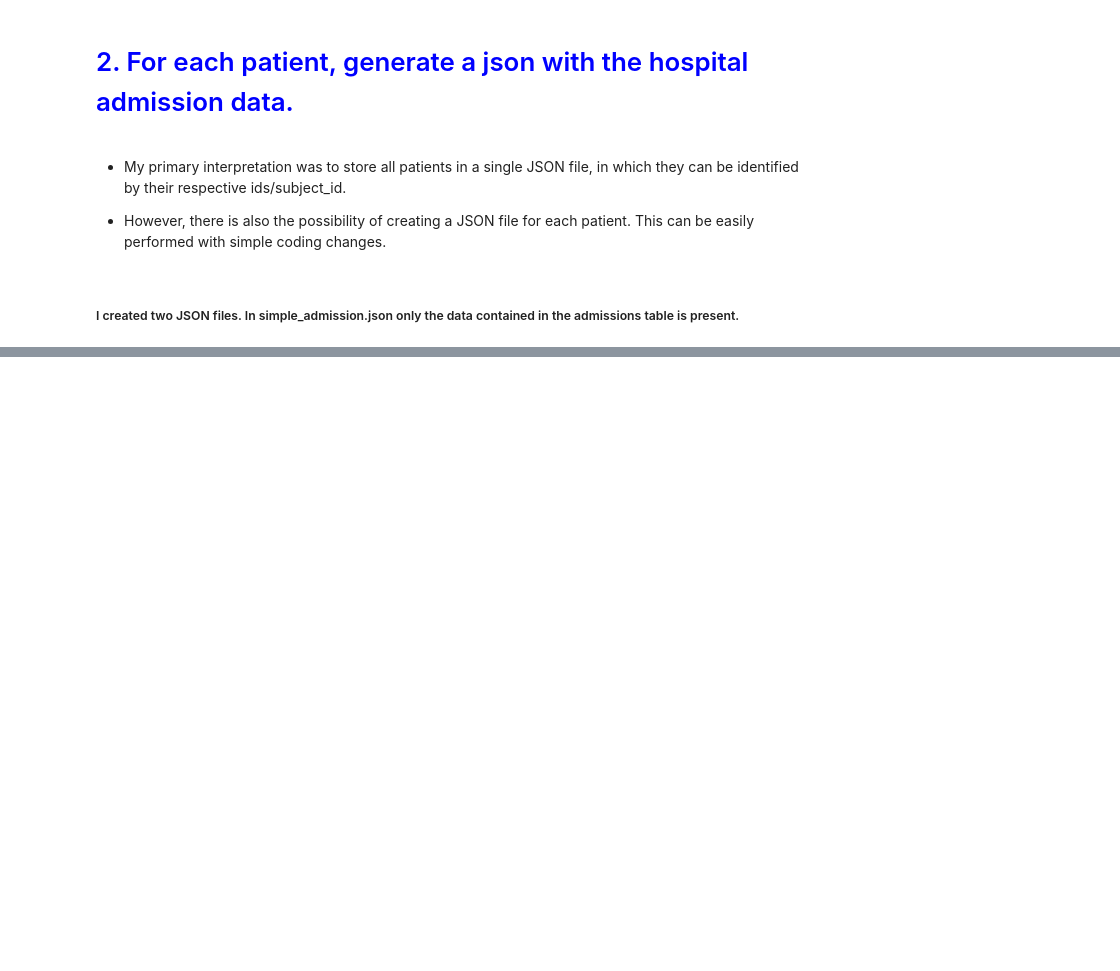
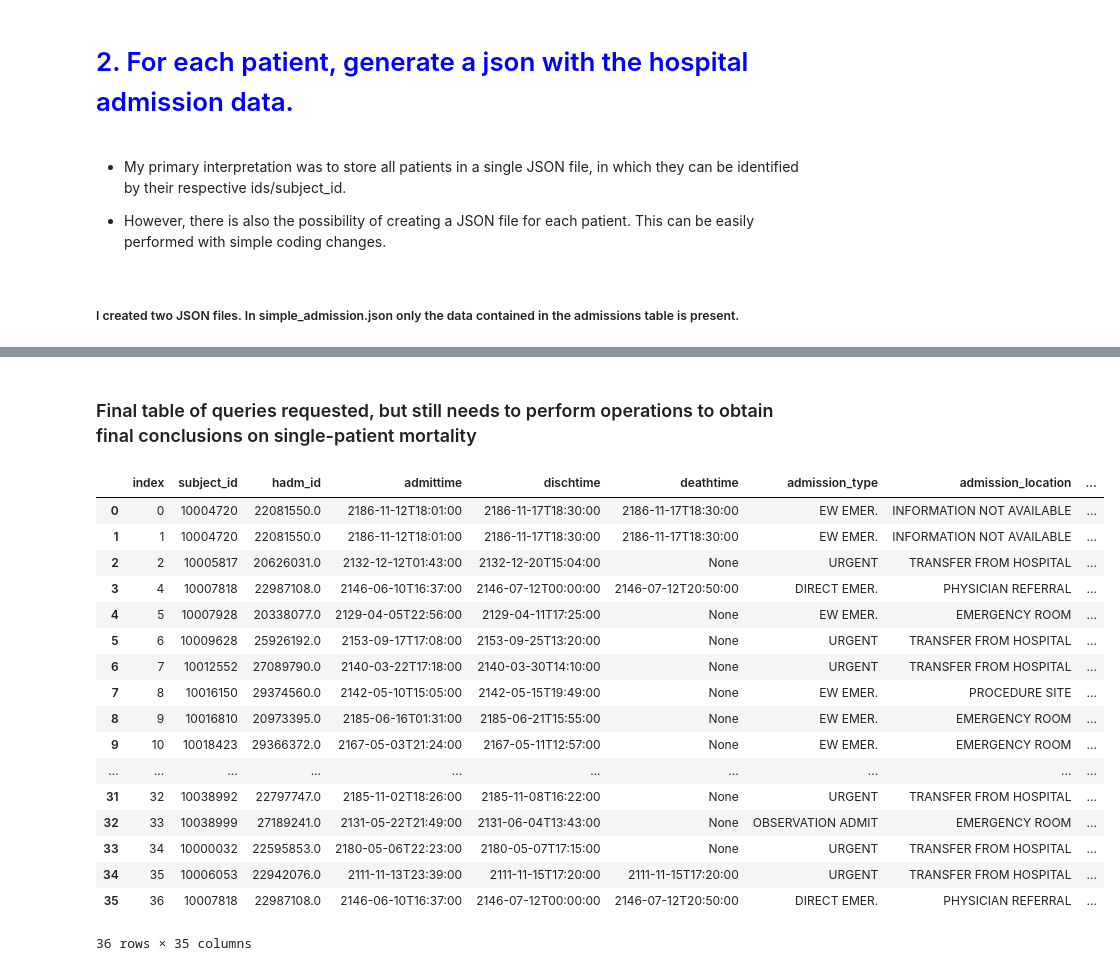
Before and after one commit to clementinojr/Data-Science, a Jupyter notebook: MIMICAnalysis/analysis_main.ipynb, the cells around one changed output, grey strips where cells are left out. Drawn from its saved outputs; the diff is of its cells as text; code cells hidden in the pictures; blank space fills up the shorter version.

```diff
--- a/MIMICAnalysis/analysis_main.ipynb
+++ b/MIMICAnalysis/analysis_main.ipynb
@@ -170,0 +269,13 @@ with open('full_admission.json', 'w') as fp:
+# %%
+query_time_event_lab="""
+SELECT Q1.*
+FROM
+(SELECT df_albumin_lab.*
+   , CAST((julianday(charttime) - julianday(admittime))*24 AS real) AS time_event_lab
+
+FROM df_albumin_lab) Q1
+
+WHERE Q1.time_event_lab <=24;
+
+"""
+df_time_event_lab =sqldf(query_time_event_lab, globals())
@@ -170,0 +309,27 @@ with open('full_admission.json', 'w') as fp:
+# %%
+df_clear_admission = df_time_event_lab.copy()
+# %%
+df_clear_admission.drop(df_clear_admission.loc[df_clear_admission['time_event_lab']<0].index, inplace=True)
+# %% [markdown]
+### Final table of queries requested, but still needs to perform operations to obtain final conclusions on single-patient mortality
+# %%
+df_clear_admission.reset_index()
+# %% [output]
+|  | index | subject_id | hadm_id | admittime | dischtime | deathtime | admission_type | admission_location | ... |
+| 0 | 0 | 10004720 | 22081550.0 | 2186-11-12T18:01:00 | 2186-11-17T18:30:00 | 2186-11-17T18:30:00 | EW EMER. | INFORMATION NOT AVAILABLE | ... |
+| 1 | 1 | 10004720 | 22081550.0 | 2186-11-12T18:01:00 | 2186-11-17T18:30:00 | 2186-11-17T18:30:00 | EW EMER. | INFORMATION NOT AVAILABLE | ... |
+| 2 | 2 | 10005817 | 20626031.0 | 2132-12-12T01:43:00 | 2132-12-20T15:04:00 | None | URGENT | TRANSFER FROM HOSPITAL | ... |
+| 3 | 4 | 10007818 | 22987108.0 | 2146-06-10T16:37:00 | 2146-07-12T00:00:00 | 2146-07-12T20:50:00 | DIRECT EMER. | PHYSICIAN REFERRAL | ... |
+| 4 | 5 | 10007928 | 20338077.0 | 2129-04-05T22:56:00 | 2129-04-11T17:25:00 | None | EW EMER. | EMERGENCY ROOM | ... |
+| 5 | 6 | 10009628 | 25926192.0 | 2153-09-17T17:08:00 | 2153-09-25T13:20:00 | None | URGENT | TRANSFER FROM HOSPITAL | ... |
+| 6 | 7 | 10012552 | 27089790.0 | 2140-03-22T17:18:00 | 2140-03-30T14:10:00 | None | URGENT | TRANSFER FROM HOSPITAL | ... |
+| 7 | 8 | 10016150 | 29374560.0 | 2142-05-10T15:05:00 | 2142-05-15T19:49:00 | None | EW EMER. | PROCEDURE SITE | ... |
+| 8 | 9 | 10016810 | 20973395.0 | 2185-06-16T01:31:00 | 2185-06-21T15:55:00 | None | EW EMER. | EMERGENCY ROOM | ... |
+| 9 | 10 | 10018423 | 29366372.0 | 2167-05-03T21:24:00 | 2167-05-11T12:57:00 | None | EW EMER. | EMERGENCY ROOM | ... |
+| ... | ... | ... | ... | ... | ... | ... | ... | ... | ... |
+| 31 | 32 | 10038992 | 22797747.0 | 2185-11-02T18:26:00 | 2185-11-08T16:22:00 | None | URGENT | TRANSFER FROM HOSPITAL | ... |
+| 32 | 33 | 10038999 | 27189241.0 | 2131-05-22T21:49:00 | 2131-06-04T13:43:00 | None | OBSERVATION ADMIT | EMERGENCY ROOM | ... |
+| 33 | 34 | 10000032 | 22595853.0 | 2180-05-06T22:23:00 | 2180-05-07T17:15:00 | None | URGENT | TRANSFER FROM HOSPITAL | ... |
+| 34 | 35 | 10006053 | 22942076.0 | 2111-11-13T23:39:00 | 2111-11-15T17:20:00 | 2111-11-15T17:20:00 | URGENT | TRANSFER FROM HOSPITAL | ... |
+| 35 | 36 | 10007818 | 22987108.0 | 2146-06-10T16:37:00 | 2146-07-12T00:00:00 | 2146-07-12T20:50:00 | DIRECT EMER. | PHYSICIAN REFERRAL | ... |
+36 rows × 35 columns
```
Also changed, not shown: parts of 22 cells of this notebook.
